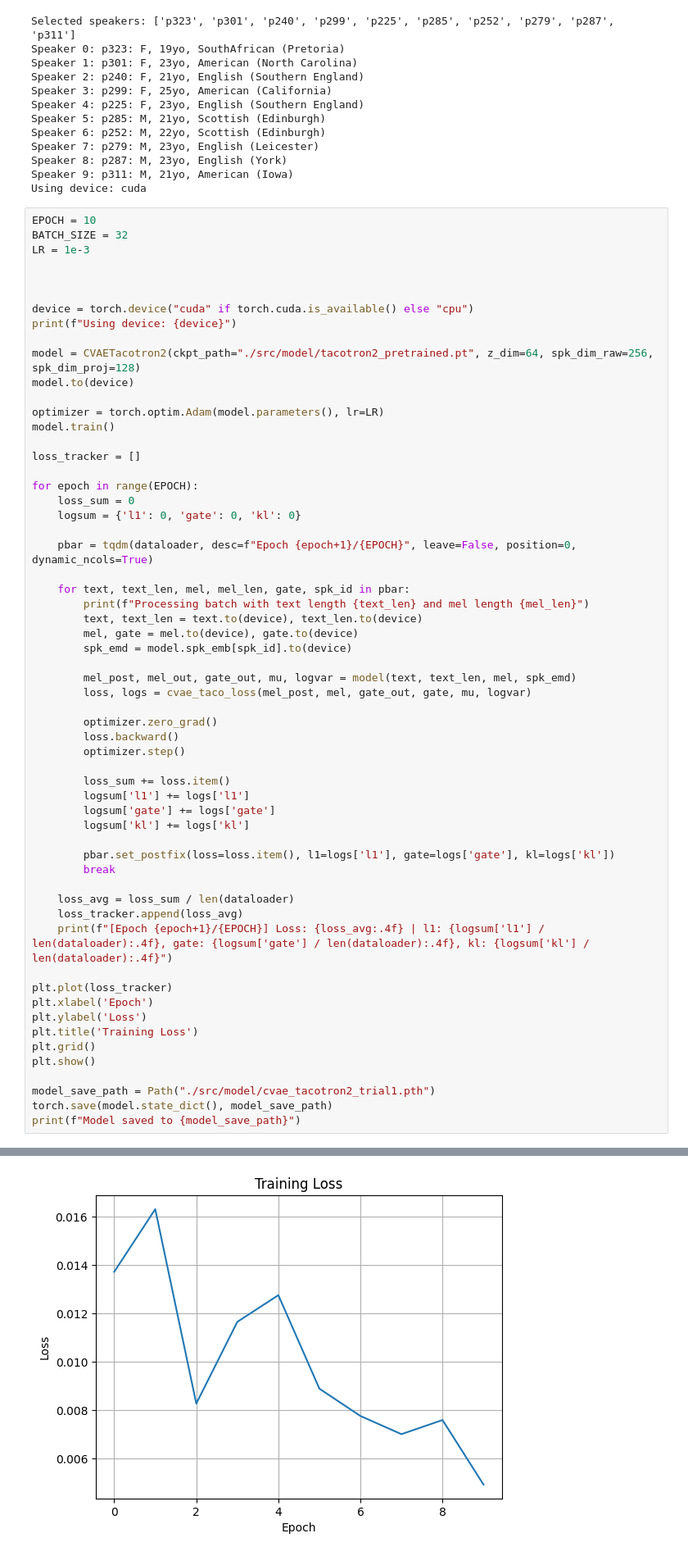
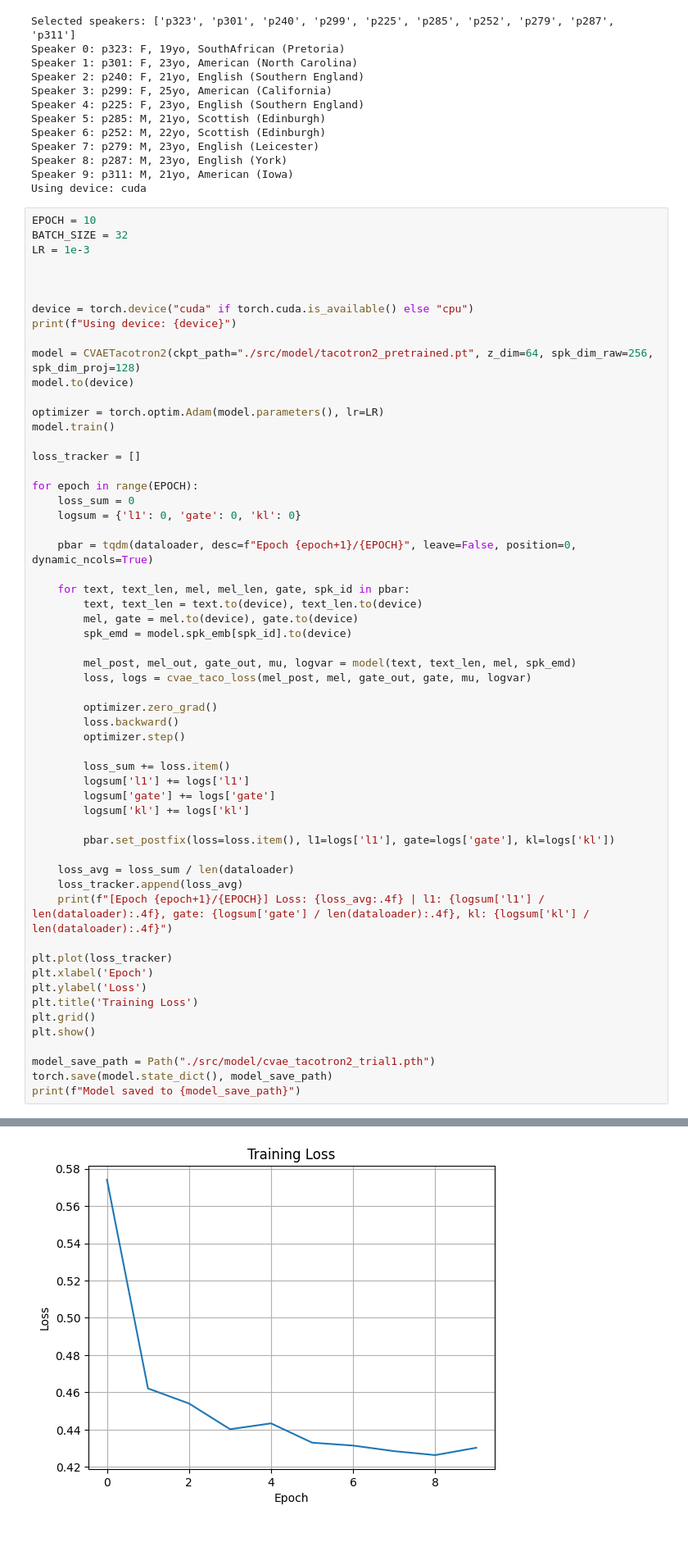
Before and after one commit to MedivhJin01/Personalized_Text-to-Speech, a Jupyter notebook: pipeline.ipynb, the cells around one changed output, grey strips where cells are left out. Shown: that part at 82% size. Cells and saved outputs as stored; diff of their text form.

```diff
--- a/pipeline.ipynb
+++ b/pipeline.ipynb
@@ -58,7 +58,6 @@ for epoch in range(EPOCH):
     pbar = tqdm(dataloader, desc=f"Epoch {epoch+1}/{EPOCH}", leave=False, position=0, dynamic_ncols=True)
 
     for text, text_len, mel, mel_len, gate, spk_id in pbar:
-        print(f"Processing batch with text length {text_len} and mel length {mel_len}")
         text, text_len = text.to(device), text_len.to(device)
         mel, gate = mel.to(device), gate.to(device)
         spk_emd = model.spk_emb[spk_id].to(device)
@@ -76,7 +75,6 @@ for epoch in range(EPOCH):
         logsum['kl'] += logs['kl']
 
         pbar.set_postfix(loss=loss.item(), l1=logs['l1'], gate=logs['gate'], kl=logs['kl'])
-        break
 
     loss_avg = loss_sum / len(dataloader)
     loss_tracker.append(loss_avg)
@@ -154,2 +106,2 @@ Processing batch with text length tensor([179,  67,  43,  52,  36,  21,  37,  31
-[figure, old version]
+[figure, new version]
 Model saved to src\model\cvae_tacotron2_trial1.pth
```
Also changed, not shown: parts of 2 cells of this notebook, 7 other files.
